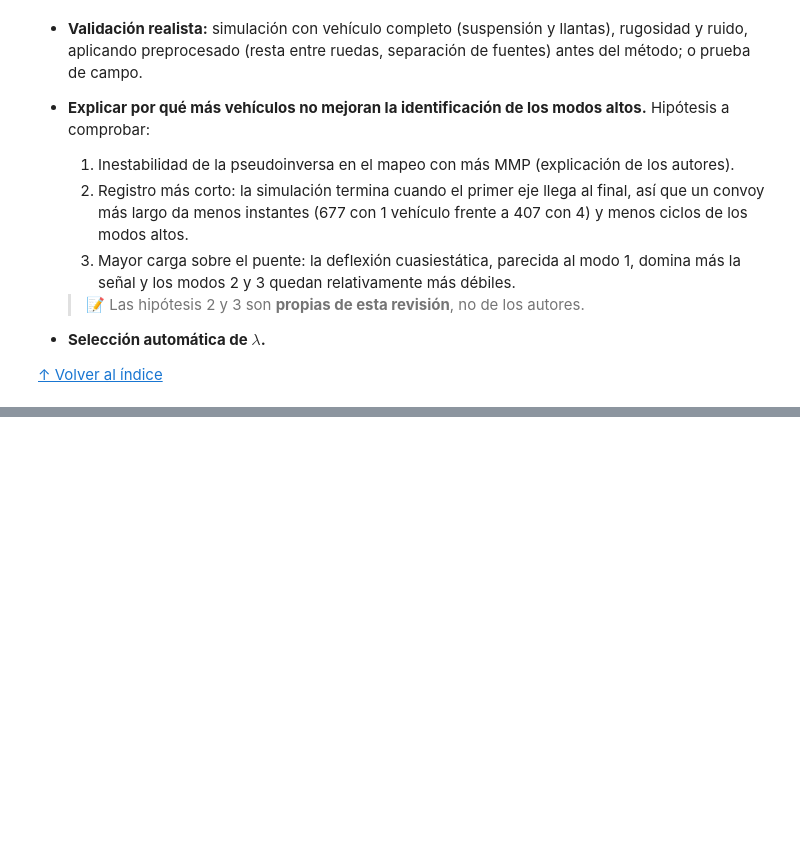
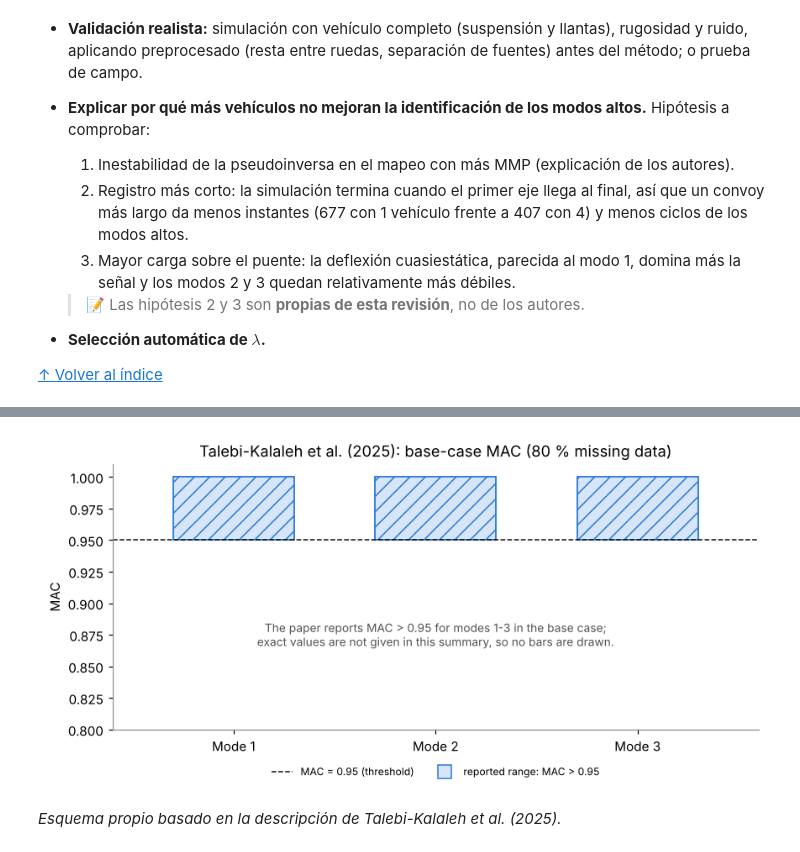
Before and after one commit to 25adiaz-apps/assignment-3-machine-learning, a Jupyter notebook: literature-review/revision-papers/resumenes_papers.ipynb, the cells around one changed output, grey strips where cells are left out. Drawn from its saved outputs; the diff is of its cells as text; code cells hidden in the pictures; blank space fills up the shorter version.

```diff
--- a/literature-review/revision-papers/resumenes_papers.ipynb
+++ b/literature-review/revision-papers/resumenes_papers.ipynb
@@ -611,0 +796,27 @@ plt.show()
+# %%
+# Figure 3: base-case MAC. Only "MAC > 0.95 for modes 1-3" is available here, so no bar
+# values are drawn: the reported range is shaded instead of inventing numbers.
+modes_talebi = np.array([1, 2, 3])
+fig, ax = plt.subplots(figsize=(8, 4))
+for k in modes_talebi:
+    ax.add_patch(patches.Rectangle((k - 0.3, 0.95), 0.6, 0.05, facecolor="#d6e6f8",
+                                   edgecolor=COLOR_1, lw=1.2, hatch="//"))
+ax.axhline(0.95, linestyle="--", color=COLOR_TRUE, lw=1, label="MAC = 0.95 (threshold)")
+ax.plot([], [], "s", ms=10, color="#d6e6f8", mec=COLOR_1, label="reported range: MAC > 0.95")
+ax.text(2, 0.875, "The paper reports MAC > 0.95 for modes 1-3 in the base case;\n"
+        "exact values are not given in this summary, so no bars are drawn.",
+        ha="center", va="center", fontsize=9, color="#52514e")
+ax.set_xticks(modes_talebi)
+ax.set_xticklabels([f"Mode {k}" for k in modes_talebi])
+ax.set_xlim(0.4, 3.6)
+ax.set_ylim(0.8, 1.01)
+ax.set_ylabel("MAC")
+ax.set_title("Talebi-Kalaleh et al. (2025): base-case MAC (80 % missing data)")
+ax.legend(loc="upper center", bbox_to_anchor=(0.5, -0.1), ncol=2, fontsize=8)
+fig.tight_layout()
+fig.savefig(FIG_DIR / "talebi2025_resultados.png", dpi=150, bbox_inches="tight")
+plt.show()
+# %% [output]
+[figure, added]
+# %% [markdown]
+*Esquema propio basado en la descripción de Talebi-Kalaleh et al. (2025).*
```
Also changed, not shown: parts of 16 cells of this notebook, 4 other files.
